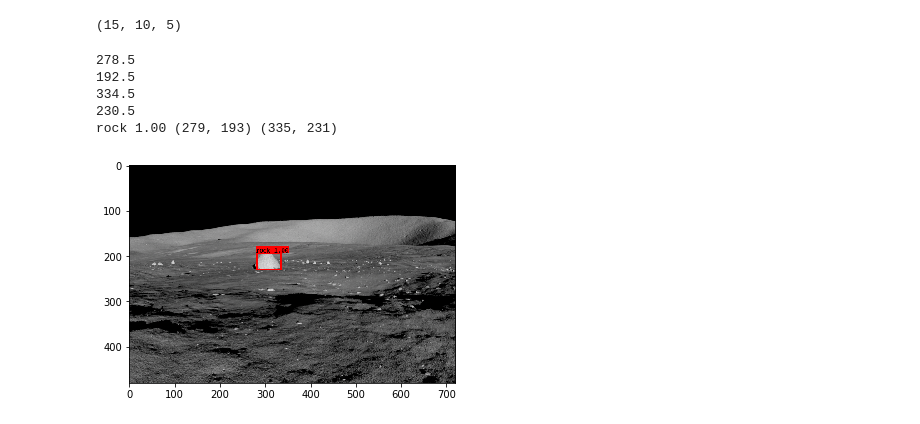
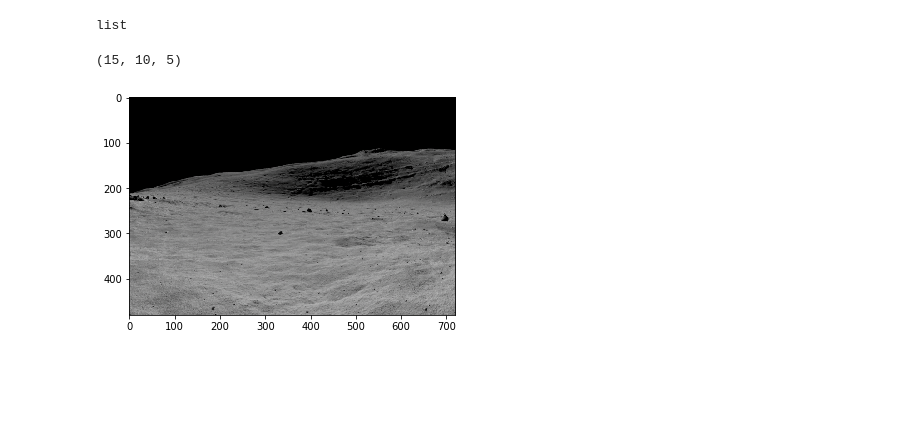
Before and after one commit to Atomoxide/Moon-Photo-Segmentation, a Jupyter notebook: data_bounding_conversion_YOLO.ipynb, the cells around one changed output. Cells and saved outputs as stored; diff of their text form; code cells hidden in the pictures; blank space fills up the shorter version.

Commit message:
updated YOLO box

```diff
--- a/data_bounding_conversion_YOLO.ipynb
+++ b/data_bounding_conversion_YOLO.ipynb
@@ -47,7 +45,8 @@ def get_YOLO_boxing(File_name, original_x, original_y, nx, ny):
 
     image_id = {}
     for j in range(1,9767):
-        image_id[j] = np.array([0,0,0,0,0,0,0])
+        image_id[j] = []
+        image_id[j].append(np.array([0,0,0,0,0,0,0]))
 
     for i in range(len(bb_list)):
         for j in range(len(bb_list[i])):
@@ -84,3 +79,7 @@ my_dict[11]
+# %%
+type(my_dict[18])
+# %% [output]
+list
 # %%
 def YOLO_output_layer(image_id,nx,ny,a=1):
     """
@@ -107,5 +143,5 @@ def YOLO_output_layer(image_id,nx,ny,a=1):
 # %%
-test_output = YOLO_output_layer(my_dict[1],15,10)
+test_output = YOLO_output_layer(my_dict[18],15,10)
 test_output.shape
 # %% [output]
 (15, 10, 5)
@@ -149,9 +148,4 @@ def bb_drawing(image_path, yolo_output_layer, original_x = 720, original_y = 480
 # %%
-bb_drawing('./images/render0001.png',test_output)
+bb_drawing('./images/render0018.png',test_output)
 # %% [output]
-278.5
-192.5
-334.5
-230.5
-rock 1.00 (279, 193) (335, 231)
-[figure, old version]
+[figure, new version]
```
Also changed, not shown: parts of 7 cells of this notebook.
